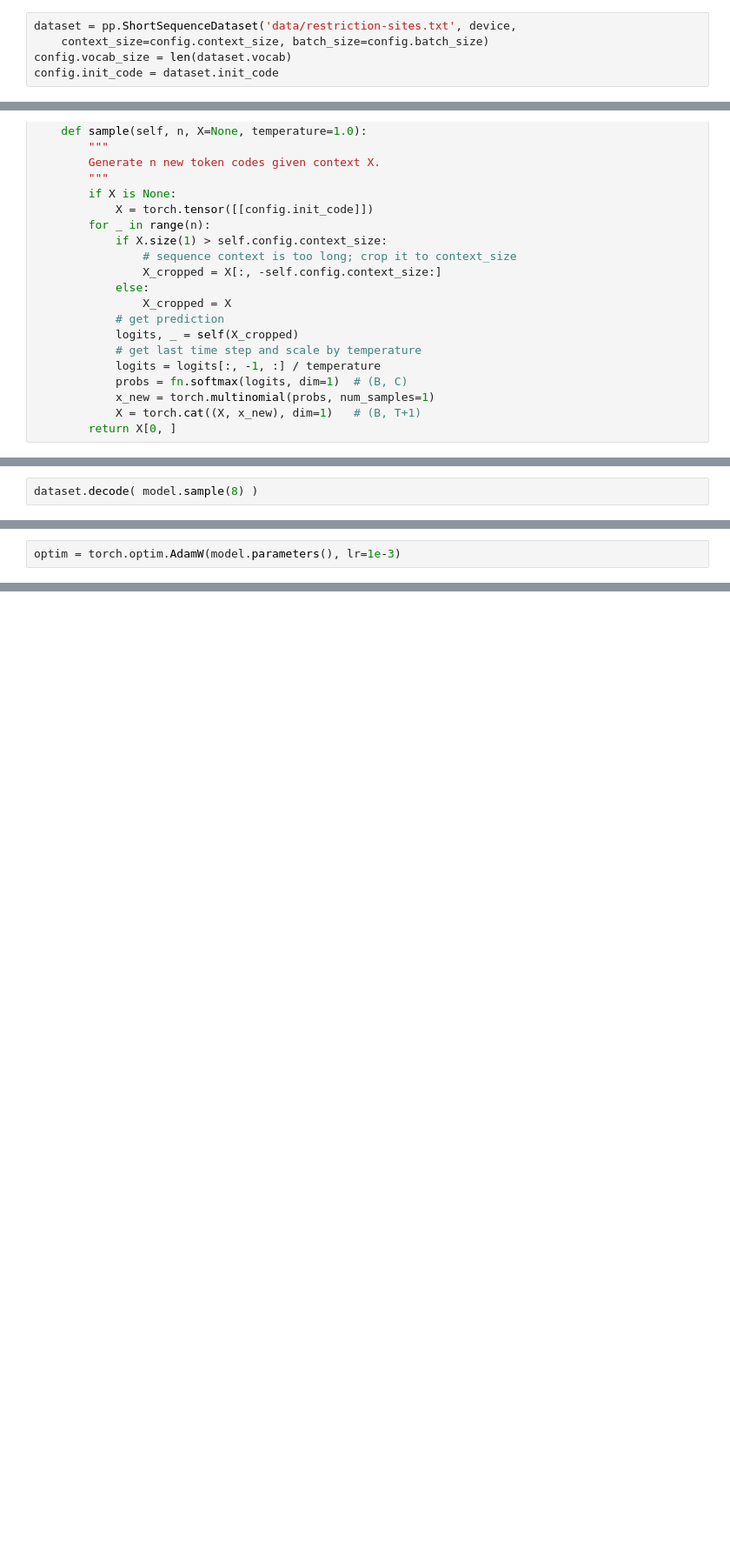
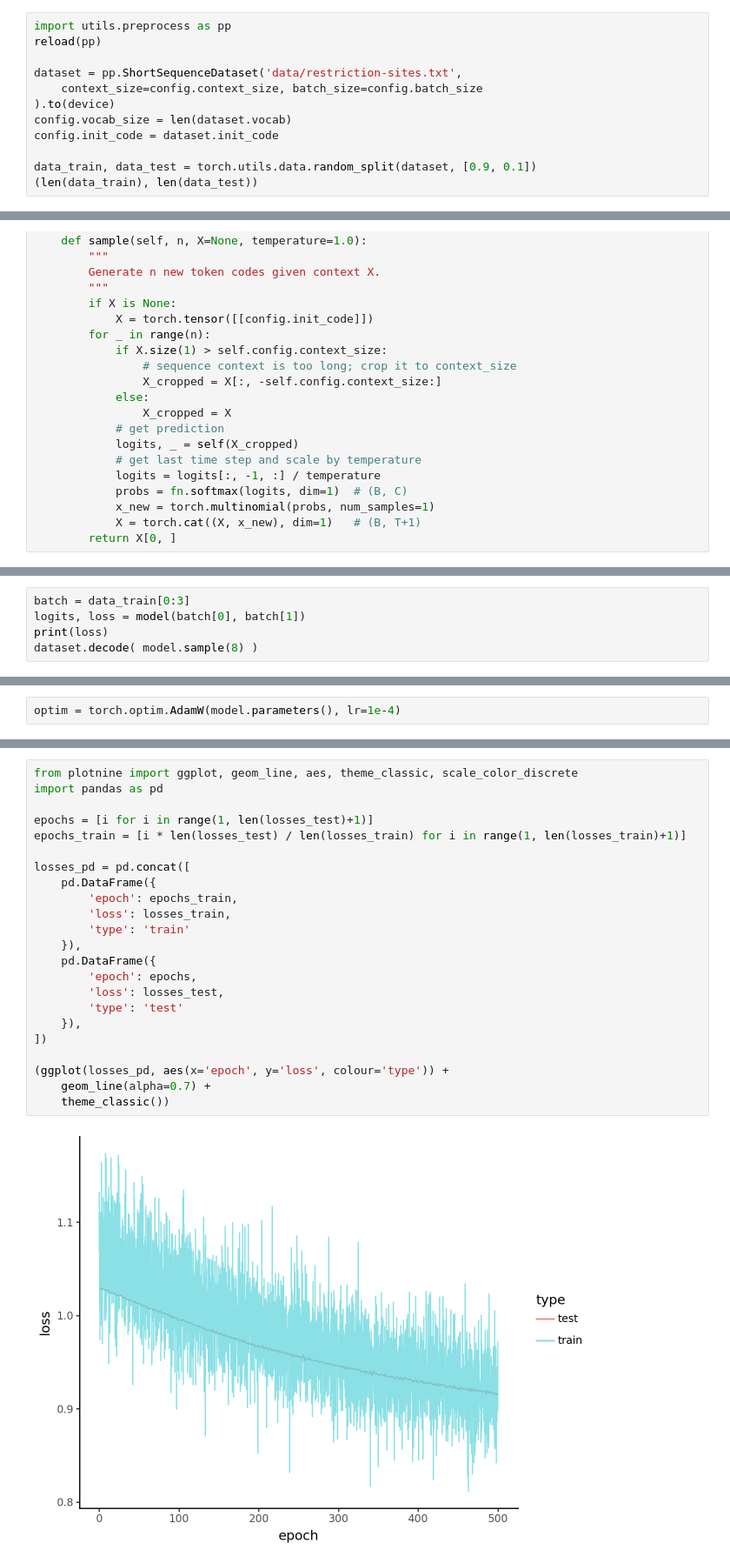
Before and after one commit to djhshih/intro-transformer, a Jupyter notebook: transformer.ipynb, the cells around one changed output, grey strips where cells are left out. Shown at 87% size. Cells and saved outputs as stored; diff of their text form; blank space fills up the shorter version.

Commit message:
Add plotting of losses.

```diff
--- a/transformer.ipynb
+++ b/transformer.ipynb
@@ -36,5 +31,12 @@ reload(pp)
 # %%
-dataset = pp.ShortSequenceDataset('data/restriction-sites.txt', device,
-    context_size=config.context_size, batch_size=config.batch_size)
+import utils.preprocess as pp
+reload(pp)
+
+dataset = pp.ShortSequenceDataset('data/restriction-sites.txt',
+    context_size=config.context_size, batch_size=config.batch_size
+).to(device)
 config.vocab_size = len(dataset.vocab)
 config.init_code = dataset.init_code
+
+data_train, data_test = torch.utils.data.random_split(dataset, [0.9, 0.1])
+(len(data_train), len(data_test))
@@ -220,3 +206,6 @@ AttributeError: 'Tensor' object has no attribute 'weight'
 # %%
+batch = data_train[0:3]
+logits, loss = model(batch[0], batch[1])
+print(loss)
 dataset.decode( model.sample(8) )
 # %% [output]
@@ -224,3 +214,3 @@ dataset.decode( model.sample(8) )
 # %%
-optim = torch.optim.AdamW(model.parameters(), lr=1e-3)
+optim = torch.optim.AdamW(model.parameters(), lr=1e-4)
 # %%
@@ -241,0 +251,25 @@ dataset.decode( model.sample(16) )
+# %%
+from plotnine import ggplot, geom_line, aes, theme_classic, scale_color_discrete
+import pandas as pd
+
+epochs = [i for i in range(1, len(losses_test)+1)]
+epochs_train = [i * len(losses_test) / len(losses_train) for i in range(1, len(losses_train)+1)]
+
+losses_pd = pd.concat([
+    pd.DataFrame({
+        'epoch': epochs_train,
+        'loss': losses_train,
+        'type': 'train'
+    }),
+    pd.DataFrame({
+        'epoch': epochs,
+        'loss': losses_test,
+        'type': 'test'
+    }),
+])
+
+(ggplot(losses_pd, aes(x='epoch', y='loss', colour='type')) +
+    geom_line(alpha=0.7) +
+    theme_classic())
+# %% [output]
+[figure, added]
```
Also changed, not shown: parts of 13 cells of this notebook, 2 other files.
